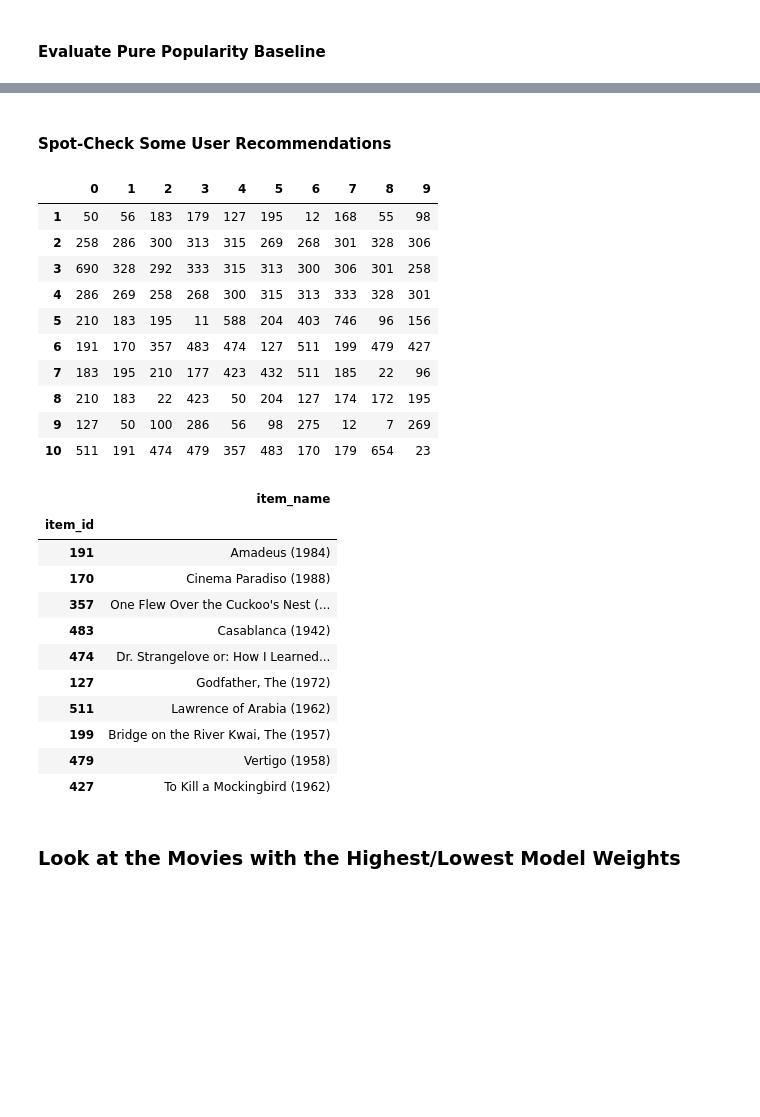
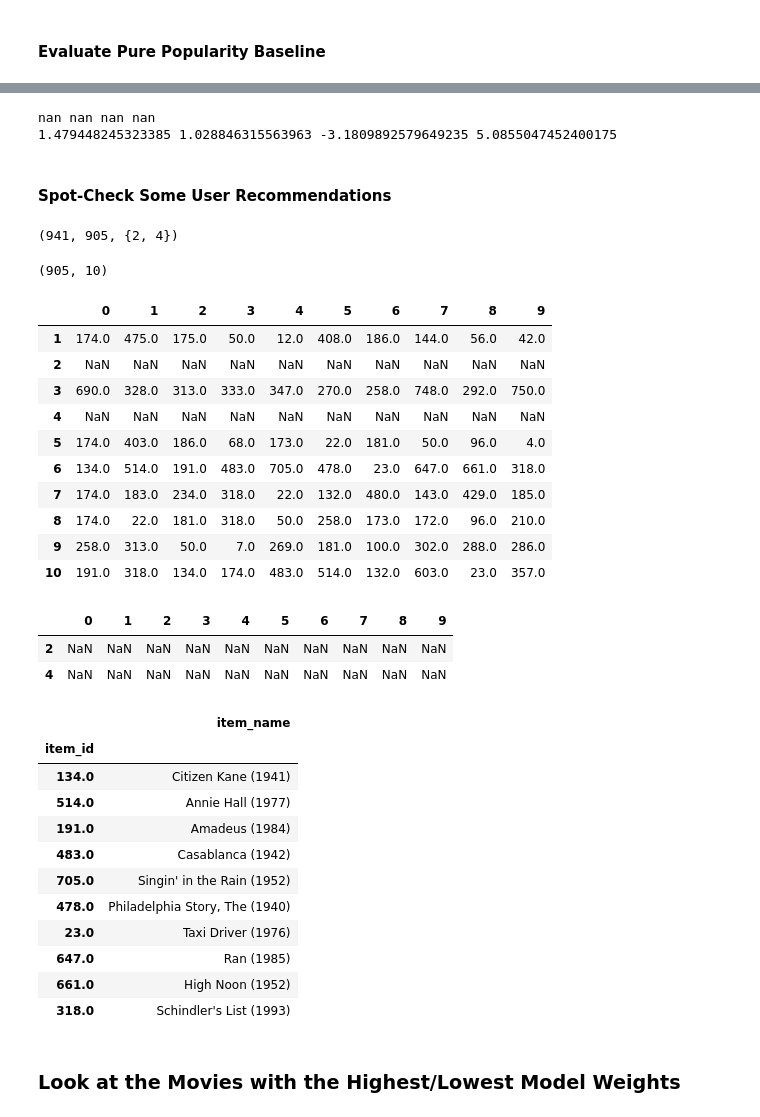
Before and after one commit to etlundquist/rankfm, a Jupyter notebook: notebooks/movielens-example.ipynb, the cells around one changed output, grey strips where cells are left out. Drawn from its saved outputs; the diff is of its cells as text; code cells hidden in the pictures; blank space fills up the shorter version.

Commit message:
added cold-start behavior and filter-previous options

```diff
--- a/notebooks/movielens-example.ipynb
+++ b/notebooks/movielens-example.ipynb
@@ -170,6 +170,7 @@ ratings_implicit.head()
 | 4 | 122 | 387 | 5 | 1997-11-11 17:47:39 | 1 |
 # %%
 test_pct = 0.25
+drop_users = (2, 4)
 
 train_mask = (ratings_implicit.index / ratings_implicit.shape[0]) <  (1 - test_pct)
 valid_mask = (ratings_implicit.index / ratings_implicit.shape[0]) >= (1 - test_pct)
@@ -177,6 +178,16 @@ valid_mask = (ratings_implicit.index / ratings_implicit.shape[0]) >= (1 - test_p
 interactions_train = ratings_implicit[train_mask][['user_id', 'item_id']]
 interactions_valid = ratings_implicit[valid_mask][['user_id', 'item_id']]
 
+# drop some users from the training data to test cold-start functionality
+interactions_train = interactions_train[~interactions_train.user_id.isin(drop_users)]
+
+train_users = np.sort(interactions_train.user_id.unique())
+valid_users = np.sort(interactions_valid.user_id.unique())
+cold_start_users = set(valid_users) - set(train_users)
+
 print("train shape: {}".format(interactions_train.shape))
 print("valid shape: {}".format(interactions_valid.shape))
+print("train users: {}".format(len(train_users)))
+print("valid users: {}".format(len(valid_users)))
+print("cold-start users: {}".format(cold_start_users))
 # %% [output]
@@ -284,21 +328,38 @@ baseline precision: 0.098 baseline recall: 0.087
+# %%
+print(scores_miss.mean(), scores_miss.std(), scores_miss.min(), scores_miss.max())
+print(scores_drop.mean(), scores_drop.std(), scores_drop.min(), scores_drop.max())
+# %% [output]
+nan nan nan nan
+1.479448245323385 1.028846315563963 -3.1809892579649235 5.0855047452400175
 # %% [markdown]
 #### Spot-Check Some User Recommendations
+# %%
+len(train_users), len(valid_users), cold_start_users
+# %% [output]
+(941, 905, {2, 4})
 # %%
-test_users = list(test_user_items.keys())
-recommendations = model.recommend_for_users(test_users, n_items=10)
+recommendations = model.recommend_for_users(test_users, n_items=10, cold_start='nan')
+print(recommendations.shape)
 recommendations.head(10)
 # %% [output]
+(905, 10)
 |  | 0 | 1 | 2 | 3 | 4 | 5 | 6 | 7 | 8 | 9 |
-| 1 | 50 | 56 | 183 | 179 | 127 | 195 | 12 | 168 | 55 | 98 |
-| 2 | 258 | 286 | 300 | 313 | 315 | 269 | 268 | 301 | 328 | 306 |
-| 3 | 690 | 328 | 292 | 333 | 315 | 313 | 300 | 306 | 301 | 258 |
-| 4 | 286 | 269 | 258 | 268 | 300 | 315 | 313 | 333 | 328 | 301 |
-| 5 | 210 | 183 | 195 | 11 | 588 | 204 | 403 | 746 | 96 | 156 |
-| 6 | 191 | 170 | 357 | 483 | 474 | 127 | 511 | 199 | 479 | 427 |
-| 7 | 183 | 195 | 210 | 177 | 423 | 432 | 511 | 185 | 22 | 96 |
-| 8 | 210 | 183 | 22 | 423 | 50 | 204 | 127 | 174 | 172 | 195 |
-| 9 | 127 | 50 | 100 | 286 | 56 | 98 | 275 | 12 | 7 | 269 |
-| 10 | 511 | 191 | 474 | 479 | 357 | 483 | 170 | 179 | 654 | 23 |
+| 1 | 174.0 | 475.0 | 175.0 | 50.0 | 12.0 | 408.0 | 186.0 | 144.0 | 56.0 | 42.0 |
+| 2 | NaN | NaN | NaN | NaN | NaN | NaN | NaN | NaN | NaN | NaN |
+| 3 | 690.0 | 328.0 | 313.0 | 333.0 | 347.0 | 270.0 | 258.0 | 748.0 | 292.0 | 750.0 |
+| 4 | NaN | NaN | NaN | NaN | NaN | NaN | NaN | NaN | NaN | NaN |
+| 5 | 174.0 | 403.0 | 186.0 | 68.0 | 173.0 | 22.0 | 181.0 | 50.0 | 96.0 | 4.0 |
+| 6 | 134.0 | 514.0 | 191.0 | 483.0 | 705.0 | 478.0 | 23.0 | 647.0 | 661.0 | 318.0 |
+| 7 | 174.0 | 183.0 | 234.0 | 318.0 | 22.0 | 132.0 | 480.0 | 143.0 | 429.0 | 185.0 |
+| 8 | 174.0 | 22.0 | 181.0 | 318.0 | 50.0 | 258.0 | 173.0 | 172.0 | 96.0 | 210.0 |
+| 9 | 258.0 | 313.0 | 50.0 | 7.0 | 269.0 | 181.0 | 100.0 | 302.0 | 288.0 | 286.0 |
+| 10 | 191.0 | 318.0 | 134.0 | 174.0 | 483.0 | 514.0 | 132.0 | 603.0 | 23.0 | 357.0 |
+# %%
+recommendations[recommendations.isnull().any(axis=1)]
+# %% [output]
+|  | 0 | 1 | 2 | 3 | 4 | 5 | 6 | 7 | 8 | 9 |
+| 2 | NaN | NaN | NaN | NaN | NaN | NaN | NaN | NaN | NaN | NaN |
+| 4 | NaN | NaN | NaN | NaN | NaN | NaN | NaN | NaN | NaN | NaN |
 # %%
 user_id = 6
 user_recs = recommendations.loc[user_id]
@@ -307,16 +368,16 @@ user_item_names
 # %% [output]
 |  | item_name |
 | item_id |  |
-| 191 | Amadeus (1984) |
-| 170 | Cinema Paradiso (1988) |
-| 357 | One Flew Over the Cuckoo's Nest (... |
-| 483 | Casablanca (1942) |
-| 474 | Dr. Strangelove or: How I Learned... |
-| 127 | Godfather, The (1972) |
-| 511 | Lawrence of Arabia (1962) |
-| 199 | Bridge on the River Kwai, The (1957) |
-| 479 | Vertigo (1958) |
-| 427 | To Kill a Mockingbird (1962) |
+| 134.0 | Citizen Kane (1941) |
+| 514.0 | Annie Hall (1977) |
+| 191.0 | Amadeus (1984) |
+| 483.0 | Casablanca (1942) |
+| 705.0 | Singin' in the Rain (1952) |
+| 478.0 | Philadelphia Story, The (1940) |
+| 23.0 | Taxi Driver (1976) |
+| 647.0 | Ran (1985) |
+| 661.0 | High Noon (1952) |
+| 318.0 | Schindler's List (1993) |
 # %% [markdown]
 ### Look at the Movies with the Highest/Lowest Model Weights
 # %%
```
Also changed, not shown: parts of 12 cells of this notebook, 2 other files.
